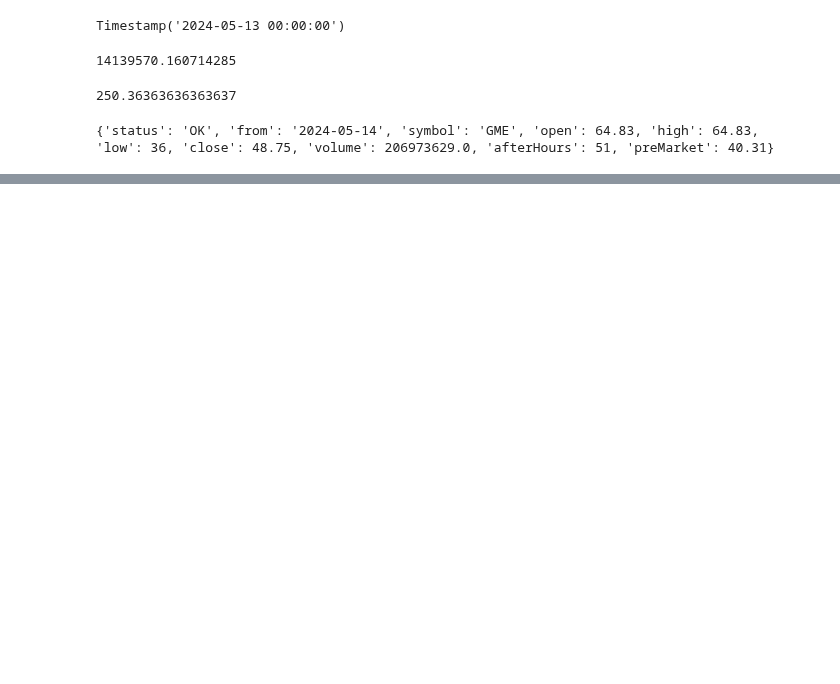
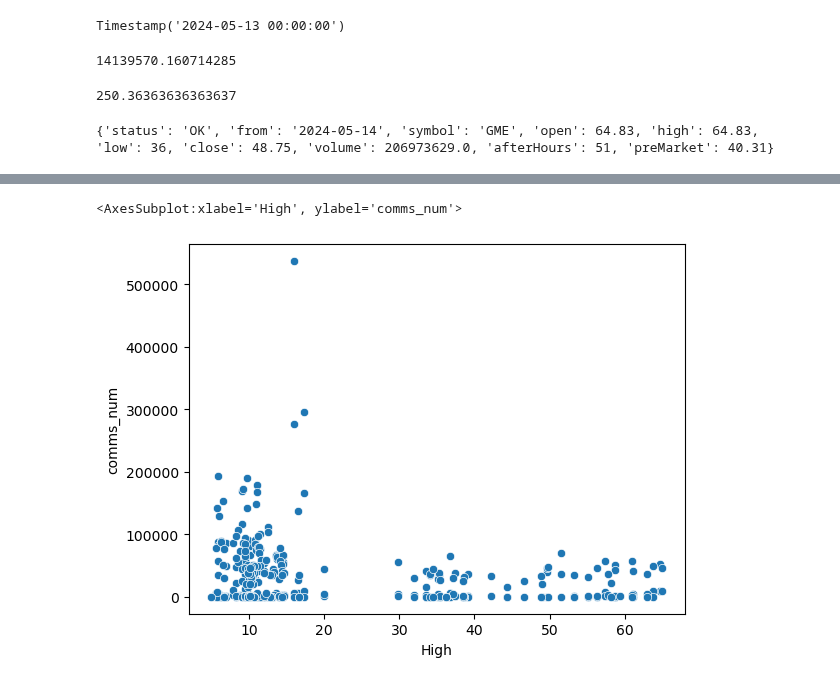
Before and after one commit to ReapersOne/AI, a Jupyter notebook: Semester 1/Stocks/Stocks.ipynb, the cells around one changed output, grey strips where cells are left out. Drawn from its saved outputs; the diff is of its cells as text; code cells hidden in the pictures; blank space fills up the shorter version.

```diff
--- a/Semester 1/Stocks/Stocks.ipynb
+++ b/Semester 1/Stocks/Stocks.ipynb
@@ -278,0 +285,3 @@ sns.scatterplot(data=df3, x='Date', y='High', label='3rd')
+# %%
+LightEncode = pd.read_json("light_encode_wsb.json")
+Raw = pd.read_json("raw_wsb.json")
@@ -278,0 +306,2 @@ sns.scatterplot(data=df3, x='Date', y='High', label='3rd')
+# %%
+LightEncode.rename(columns={'timestamp' : 'Date'}, inplace=True)
@@ -278,0 +325,3 @@ sns.scatterplot(data=df3, x='Date', y='High', label='3rd')
+# %%
+merged_df3 = pd.merge(LightEncode, df3, how='inner', on='Date')
+merged_df3
@@ -278,0 +376,5 @@ sns.scatterplot(data=df3, x='Date', y='High', label='3rd')
+# %%
+sns.scatterplot(data=merged_df3, x='High', y='comms_num')
+# %% [output]
+<AxesSubplot:xlabel='High', ylabel='comms_num'>
+[figure, added]
```
Also changed, not shown: parts of 30 cells of this notebook, 5 other files.
